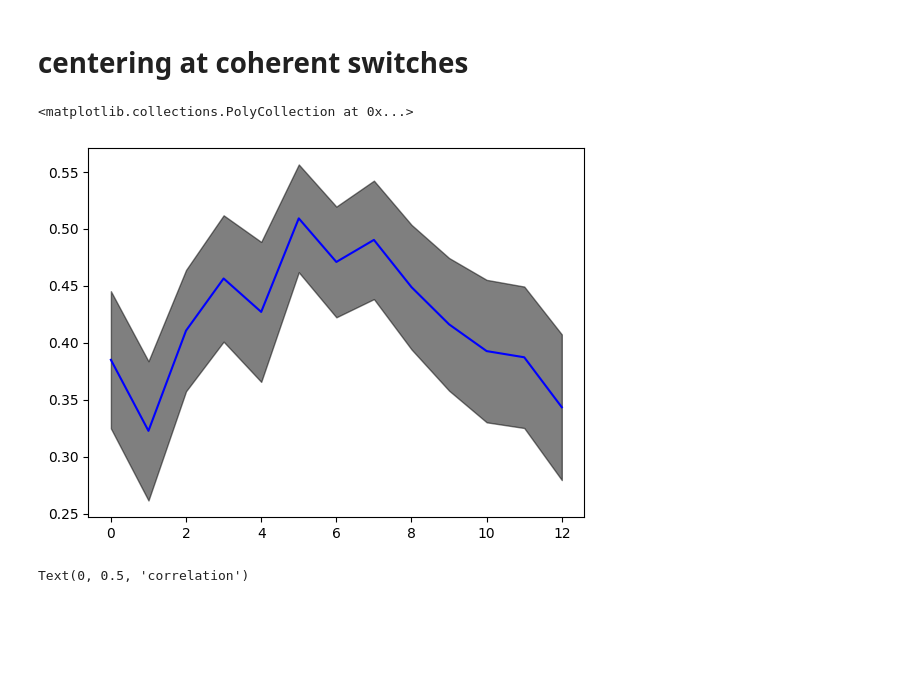
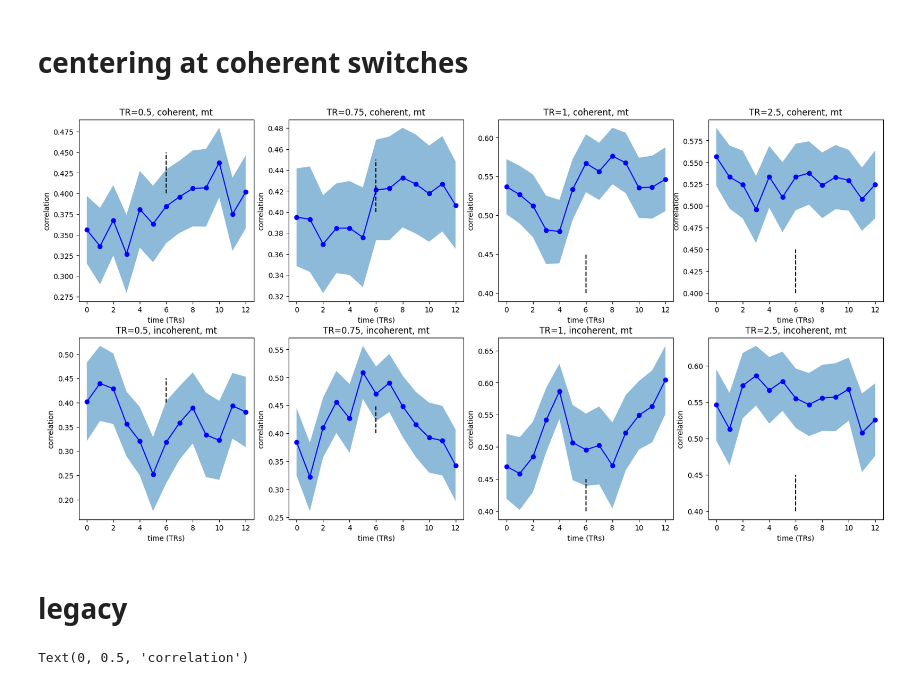
Before and after one commit to CIBIT-UC/vpmbtr, a Jupyter notebook: scripts/step-XX_fc.ipynb, the cells around one changed output. Drawn from its saved outputs; the diff is of its cells as text; code cells hidden in the pictures; blank space fills up the shorter version.

```diff
--- a/scripts/step-XX_fc.ipynb
+++ b/scripts/step-XX_fc.ipynb
@@ -221,20 +211,37 @@ Text(0.5, 0.98, 'Subject sub-01, TR 0.5 s, Window size 6 vols, Step size 1 vols'
 # %% [markdown]
 # centering at coherent switches
 # %%
-# calculate average of corr_mt_coherent for all rows with tr = 1
-aux = df.loc[df['tr']==0.75,'corr_mt_incoherent']
+#tr = 1
+trial_list = ['coherent','incoherent']
+roi = 'mt'
 
-# concatenate all rows
-aux = np.concatenate(aux.values)
-n_samples = aux.shape[0]
+# initialize figure with 4x2 subplot
+fig, ax = plt.subplots(2,4,figsize=(20,10))
 
-# plot mean and std of aux
-plt.plot(np.mean(aux,axis=0),color='blue')
-plt.fill_between(range(aux.shape[1]),np.mean(aux,axis=0)-np.std(aux,axis=0)/np.sqrt(n_samples),np.mean(aux,axis=0)+np.std(aux,axis=0)/np.sqrt(n_samples),alpha=0.5,color='black')
-#plt.vlines(window_size_tr,0,1,linestyle='dashed',color='black')
+for tr_idx,tr in enumerate(tr_list):
+
+    for trial_idx,trial in enumerate(trial_list):
+
+        # calculate average of  for all rows
+        aux = df.loc[df['tr']==tr,f'corr_{roi}_{trial}']
+
+        # concatenate all rows
+        aux = np.concatenate(aux.values)
+        n_samples = aux.shape[0]
+
+        # plot mean and std of aux in subplot
+        plt.sca(ax[trial_idx,tr_idx])
+        plt.plot(np.mean(aux,axis=0),color='blue', marker='o')
+        plt.fill_between(range(aux.shape[1]),np.mean(aux,axis=0)-np.std(aux,axis=0)/np.sqrt(n_samples),np.mean(aux,axis=0)+np.std(aux,axis=0)/np.sqrt(n_samples),alpha=0.5)
+        plt.vlines(window_size_tr,0.4,0.45,linestyle='dashed',color='black')
+        #plt.text(8.5,0.7,trial)
+        plt.ylabel('correlation')
+        plt.xlabel('time (TRs)')
+        plt.title(f"TR={tr}, {trial}, {roi}")
 # %% [output]
-<matplotlib.collections.PolyCollection at 0x...>
-[figure, old version]
+[figure, new version]
+# %% [markdown]
+# legacy
 # %%
 df_idx = 10
 
```
Also changed, not shown: parts of 2 cells of this notebook.
